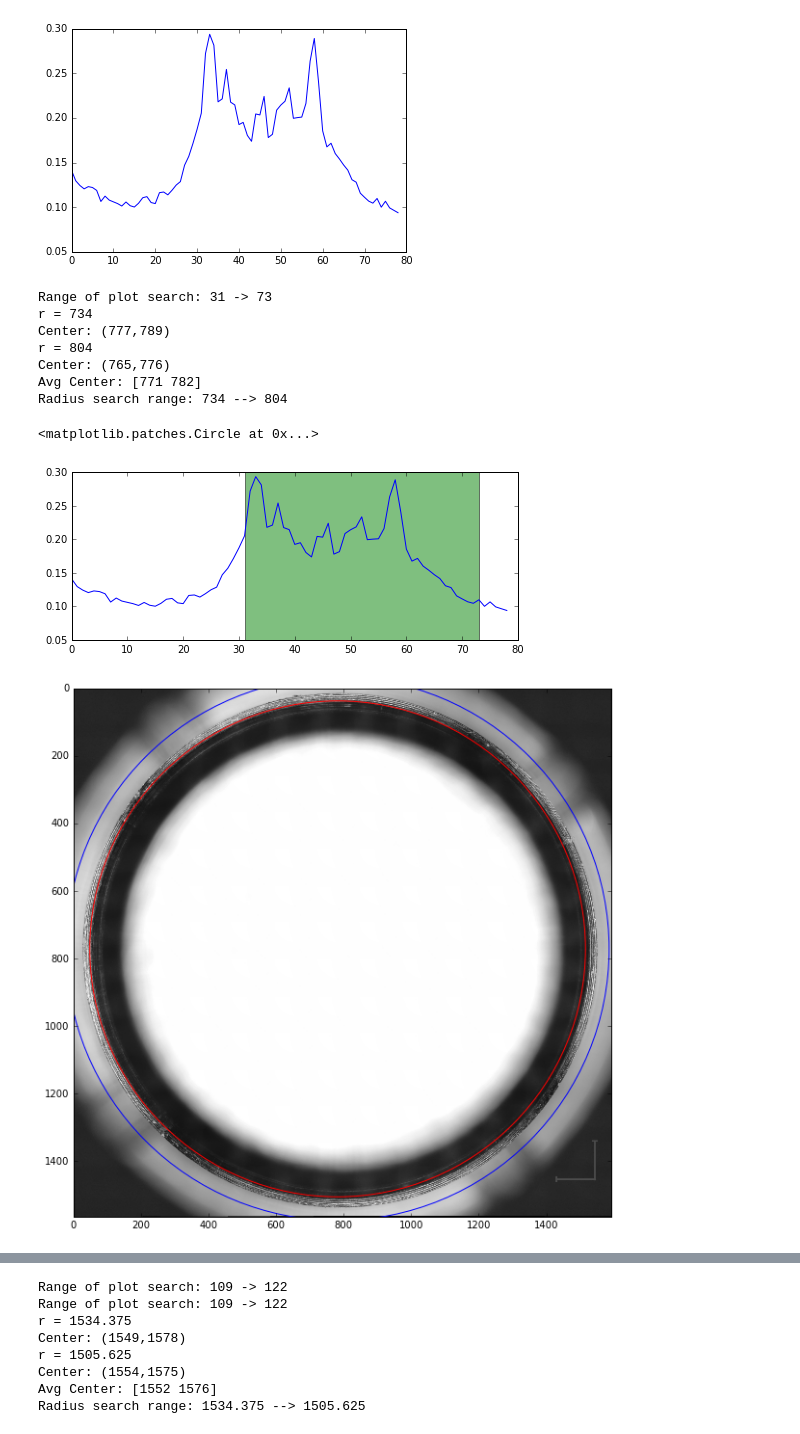
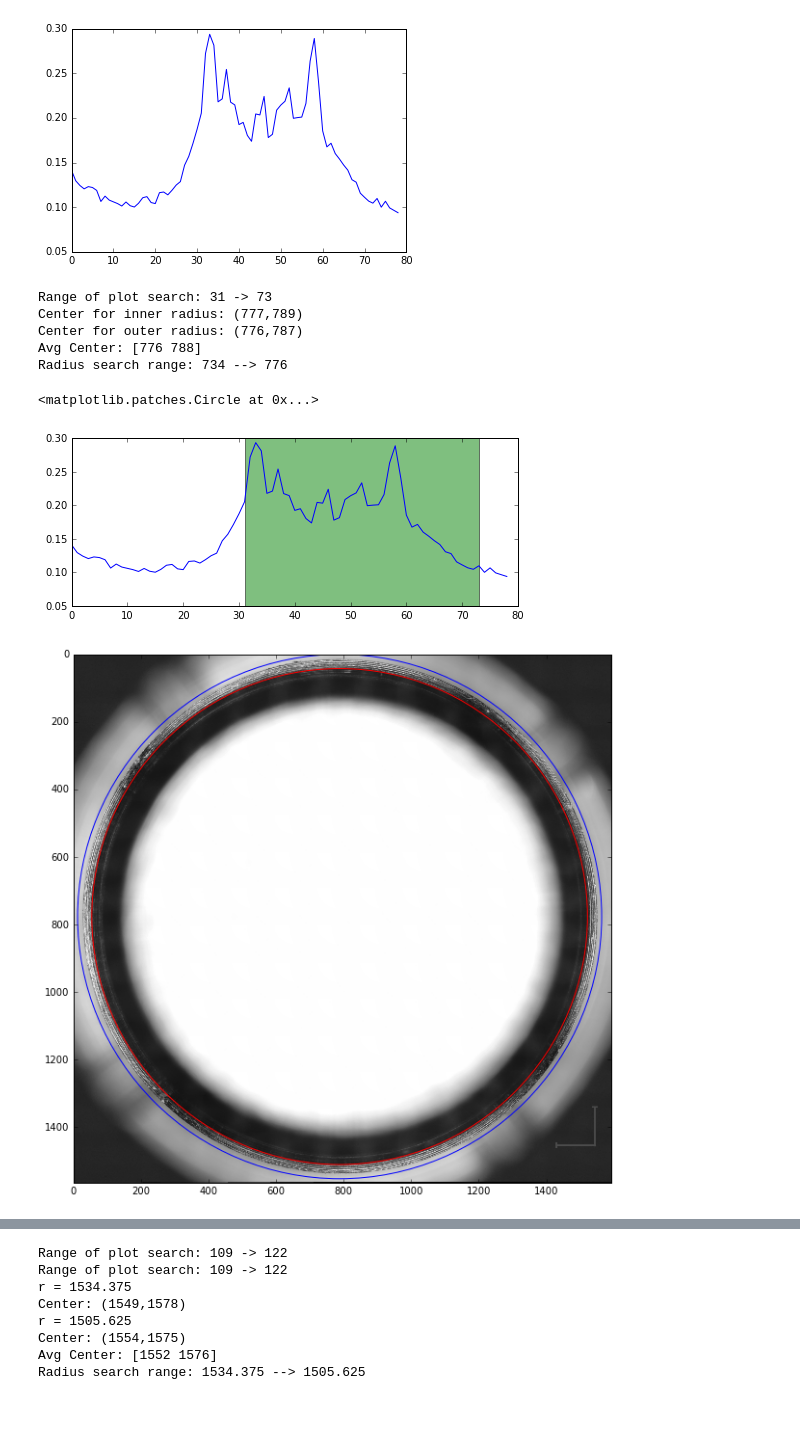
Before and after one commit to jpapon/seal_cup, a Jupyter notebook: seal_cup_testing.ipynb, the cells around one changed output, grey strips where cells are left out. Cells and saved outputs as stored; diff of their text form; code cells hidden in the pictures.

```diff
--- a/seal_cup_testing.ipynb
+++ b/seal_cup_testing.ipynb
@@ -187,49 +187,51 @@ plt.plot(accums)
 #Find lip, set search range to beginning and past end of it
 lipsize = end_idx - start_idx
 
-min_idx =start_idx
+min_idx = start_idx
 max_idx = int(end_idx+ lipsize/2)
 if (max_idx > len(radii)):
   max_idx = len(radii)-1
 print ("Range of plot search: {} -> {}".format(min_idx,max_idx))
 #Plot the peaks in the transform - these will be the beginning and end of the threaded portion
 plt.figure (figsize = (8,3))
 plt.plot(accums)
 ax = plt.axvspan(min_idx, max_idx, facecolor='g', alpha=0.5)
 
 #For min and max radii extract circle center
 radius_range = []
 center_vals = []
-for k, idx in enumerate([min_idx,max_idx]):
-    radius = int(radii[idx])
-    if (k == 1):
-      radius += lipsize #search one lipsize beyond lip
-    radius_range.append(radius)
-    print ("r = {}".format(radius))
-    center_x, center_y = centers[idx]
-    print ("Center: ({},{})".format(center_x,center_y))
-    center_vals.append([center_x,center_y])
+radius = int(radii[min_idx])
+radius_range.append(radius)
+center_x, center_y = centers[min_idx]
+print ("Center for inner radius: ({},{})".format(center_x,center_y))
+
+center_vals.append([center_x,center_y])
+radius = int(radii[max_idx])
+radius_range.append(radius)
+#Use end idx, not max for circle center, since end_idx was the outer most circle
+center_x, center_y = centers[end_idx]
+print ("Center for outer radius: ({},{})".format(center_x,center_y))
+center_vals.append([center_x,center_y])
+
 
 center = np.round(np.mean(center_vals,axis=0)).astype(int)
 print ("Avg Center: {}".format(center))
 print ("Radius search range: {} --> {}".format(radius_range[0],radius_range[1]))
 
 fig = plt.figure(figsize=(10,10))
 plt.imshow(multi_res_pyr[IDX_USED],cmap='gray')
 circle0 = plt.Circle((center[1],center[0]),radius_range[0],color=(1,0,0),fill=False)
 fig.add_subplot(111).add_artist(circle0)
 circle1 = plt.Circle((center[1],center[0]),radius_range[1],color=(0,0,1),fill=False)
 fig.add_subplot(111).add_artist(circle1)
 # %% [output]
 Range of plot search: 31 -> 73
-r = 734
-Center: (777,789)
-r = 804
-Center: (765,776)
-Avg Center: [771 782]
-Radius search range: 734 --> 804
+Center for inner radius: (777,789)
+Center for outer radius: (776,787)
+Avg Center: [776 788]
+Radius search range: 734 --> 776
 <matplotlib.patches.Circle at 0x...>
 [figure]
-[figure, old version]
+[figure, new version]
 # %%
 #Use full resolution image,scale circle center etc to use it
```
Also changed, not shown: parts of 2 cells of this notebook.
